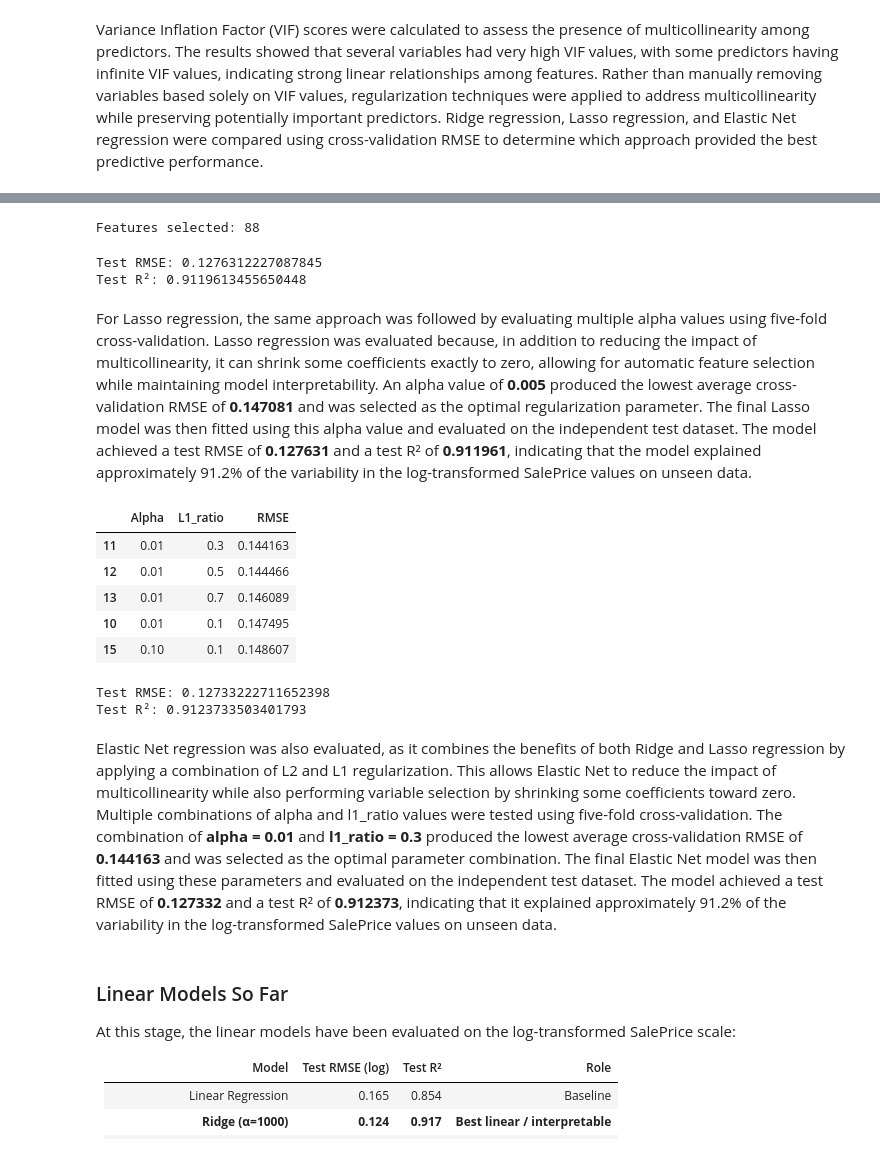
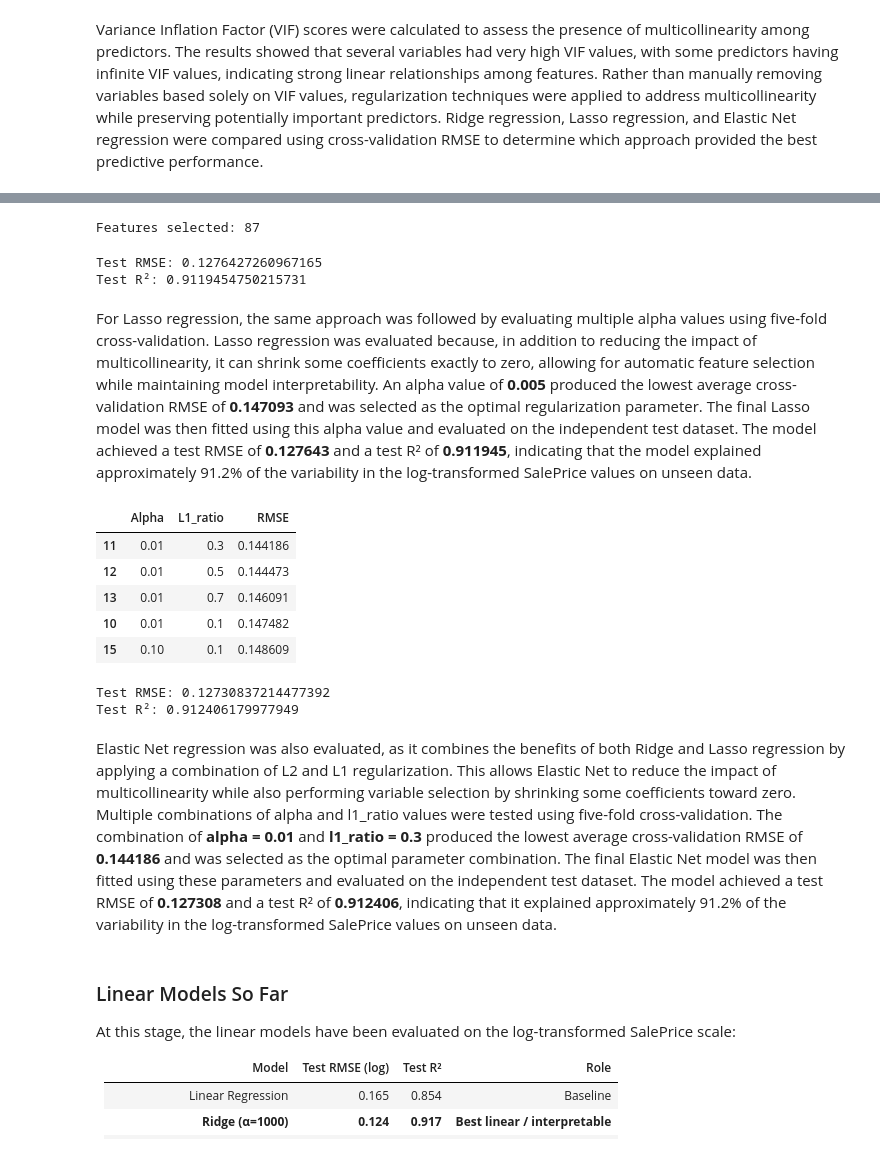
Before and after one commit to nowal22/kaggle-projects, a Jupyter notebook: notebooks/Ames_housing_regression.ipynb, the cells around one changed output, grey strips where cells are left out. Drawn from its saved outputs; the diff is of its cells as text; code cells hidden in the pictures.

```diff
--- a/notebooks/Ames_housing_regression.ipynb
+++ b/notebooks/Ames_housing_regression.ipynb
@@ -415,10 +421,15 @@ Potential outliers were identified using the **1.5 × IQR rule** across all nume
 # %% [markdown]
 As SalePrice is a continuous variable and the predictors are a mixture of categorical and numerical variables, we will start with multiple linear regression.
 # %%
-housing_data_raw=housing_data_raw.drop(["Order", "PID"],axis=1,errors="ignore")
-#remove order and pid from dataframe.
+# Drop IDs and EDA-only Age_Group (created for the year-built boxplot;
+# Year Built is kept as the modeling feature)
+housing_data_raw = housing_data_raw.drop(
+    ["Order", "PID", "Age_Group"],
+    axis=1,
+    errors="ignore",
+)
 
-X=housing_data_raw.drop("SalePrice",axis=1)
-Y=housing_data_raw["SalePrice"]
-X[cat_cols] = X[cat_cols].fillna("Missing") # creating a missing category for data missing
+X = housing_data_raw.drop("SalePrice", axis=1)
+Y = housing_data_raw["SalePrice"]
+X[cat_cols] = X[cat_cols].fillna("Missing")  # missing category for categorical NA
 # %% [markdown]
@@ -813,7 +829,7 @@ selected = lasso_coef[
 
 print("Features selected:", selected.shape[0])
 # %% [output]
-Features selected: 88
+Features selected: 87
 # %%
 y_pred_lasso = lasso_final.predict(X_test)
 
@@ -832,72 +848,50 @@ test_r2_lasso = r2_score(
 print("Test RMSE:", test_rmse_lasso)
 print("Test R²:", test_r2_lasso)
 # %% [output]
-Test RMSE: 0.1276312227087845
-Test R²: 0.9119613455650448
+Test RMSE: 0.1276427260967165
+Test R²: 0.9119454750215731
 # %% [markdown]
-For Lasso regression, the same approach was followed by evaluating multiple alpha values using five-fold cross-validation. Lasso regression was evaluated because, in addition to reducing the impact of multicollinearity, it can shrink some coefficients exactly to zero, allowing for automatic feature selection while maintaining model interpretability. An alpha value of **0.005** produced the lowest average cross-validation RMSE of **0.147081** and was selected as the optimal regularization parameter. The final Lasso model was then fitted using this alpha value and evaluated on the independent test dataset. The model achieved a test RMSE of **0.127631** and a test R² of **0.911961**, indicating that the model explained approximately 91.2% of the variability in the log-transformed SalePrice values on unseen data.
+For Lasso regression, the same approach was followed by evaluating multiple alpha values using five-fold cross-validation. Lasso regression was evaluated because, in addition to reducing the impact of multicollinearity, it can shrink some coefficients exactly to zero, allowing for automatic feature selection while maintaining model interpretability. An alpha value of **0.005** produced the lowest average cross-validation RMSE of **0.147093** and was selected as the optimal regularization parameter. The final Lasso model was then fitted using this alpha value and evaluated on the independent test dataset. The model achieved a test RMSE of **0.127643** and a test R² of **0.911945**, indicating that the model explained approximately 91.2% of the variability in the log-transformed SalePrice values on unseen data.
 # %%
-elastic_net = Pipeline([
-    ("scaler", StandardScaler()),
-    ("elastic", ElasticNet(max_iter=10000))
-])
-
 alphas = [0.0001, 0.001, 0.01, 0.1]
-
-l1_ratios = [
-    0.1,
-    0.3,
-    0.5,
-    0.7,
-    0.9
-]
+l1_ratios = [0.1, 0.3, 0.5, 0.7, 0.9]
 
 results = []
 
 for alpha in alphas:
     for l1_ratio in l1_ratios:
-
         elastic = Pipeline([
             ("scaler", StandardScaler()),
             ("elastic", ElasticNet(
                 alpha=alpha,
                 l1_ratio=l1_ratio,
-                max_iter=10000
-            ))
+                max_iter=10000,
+            )),
         ])
 
         rmse = -cross_val_score(
             elastic,
             X_train,
             y_train_log,
             cv=5,
-            scoring="neg_root_mean_squared_error"
+            scoring="neg_root_mean_squared_error",
         ).mean()
 
-        results.append([
-            alpha,
-            l1_ratio,
-            rmse
-        ])
-        elastic_results = pd.DataFrame(
+        results.append([alpha, l1_ratio, rmse])
+
+elastic_results = pd.DataFrame(
     results,
-    columns=[
-        "Alpha",
-        "L1_ratio",
-        "RMSE"
-    ]
+    columns=["Alpha", "L1_ratio", "RMSE"],
 )
 
-elastic_results.sort_values(
-    "RMSE"
-).head()
+elastic_results.sort_values("RMSE").head()
 # %% [output]
 |  | Alpha | L1_ratio | RMSE |
-| 11 | 0.01 | 0.3 | 0.144163 |
-| 12 | 0.01 | 0.5 | 0.144466 |
-| 13 | 0.01 | 0.7 | 0.146089 |
-| 10 | 0.01 | 0.1 | 0.147495 |
-| 15 | 0.10 | 0.1 | 0.148607 |
+| 11 | 0.01 | 0.3 | 0.144186 |
+| 12 | 0.01 | 0.5 | 0.144473 |
+| 13 | 0.01 | 0.7 | 0.146091 |
+| 10 | 0.01 | 0.1 | 0.147482 |
+| 15 | 0.10 | 0.1 | 0.148609 |
 # %%
 elastic_final = Pipeline([
     ("scaler", StandardScaler()),
@@ -930,10 +924,10 @@ test_r2_elastic = r2_score(
 print("Test RMSE:", test_rmse_elastic)
 print("Test R²:", test_r2_elastic)
 # %% [output]
-Test RMSE: 0.12733222711652398
-Test R²: 0.9123733503401793
+Test RMSE: 0.12730837214477392
+Test R²: 0.912406179977949
 # %% [markdown]
-Elastic Net regression was also evaluated, as it combines the benefits of both Ridge and Lasso regression by applying a combination of L2 and L1 regularization. This allows Elastic Net to reduce the impact of multicollinearity while also performing variable selection by shrinking some coefficients toward zero. Multiple combinations of alpha and l1_ratio values were tested using five-fold cross-validation. The combination of **alpha = 0.01** and **l1_ratio = 0.3** produced the lowest average cross-validation RMSE of **0.144163** and was selected as the optimal parameter combination. The final Elastic Net model was then fitted using these parameters and evaluated on the independent test dataset. The model achieved a test RMSE of **0.127332** and a test R² of **0.912373**, indicating that it explained approximately 91.2% of the variability in the log-transformed SalePrice values on unseen data.
+Elastic Net regression was also evaluated, as it combines the benefits of both Ridge and Lasso regression by applying a combination of L2 and L1 regularization. This allows Elastic Net to reduce the impact of multicollinearity while also performing variable selection by shrinking some coefficients toward zero. Multiple combinations of alpha and l1_ratio values were tested using five-fold cross-validation. The combination of **alpha = 0.01** and **l1_ratio = 0.3** produced the lowest average cross-validation RMSE of **0.144186** and was selected as the optimal parameter combination. The final Elastic Net model was then fitted using these parameters and evaluated on the independent test dataset. The model achieved a test RMSE of **0.127308** and a test R² of **0.912406**, indicating that it explained approximately 91.2% of the variability in the log-transformed SalePrice values on unseen data.
 # %% [markdown]
 ### Linear Models So Far
 
```
Also changed, not shown: parts of 35 cells of this notebook, 2 other files.
